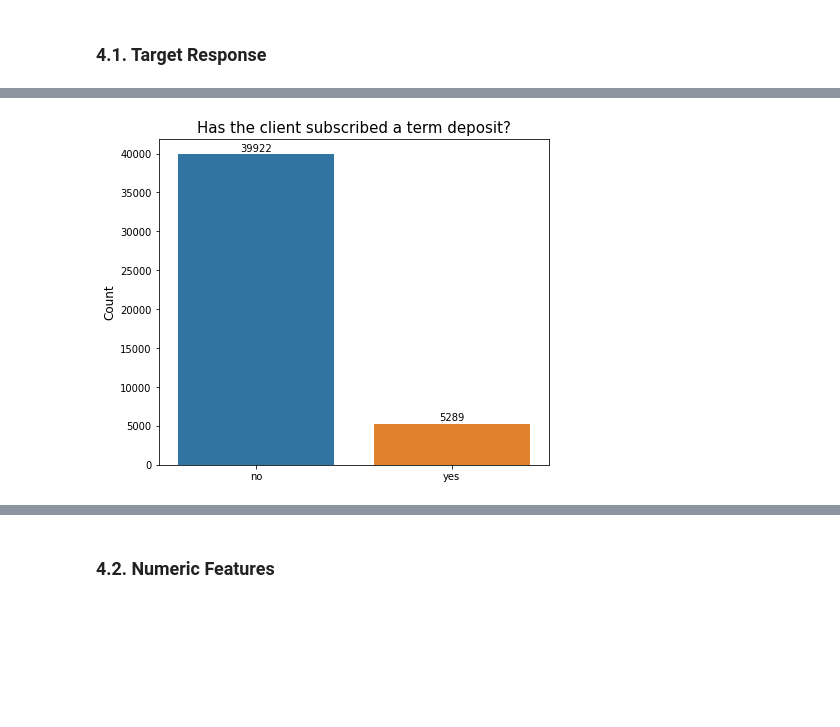
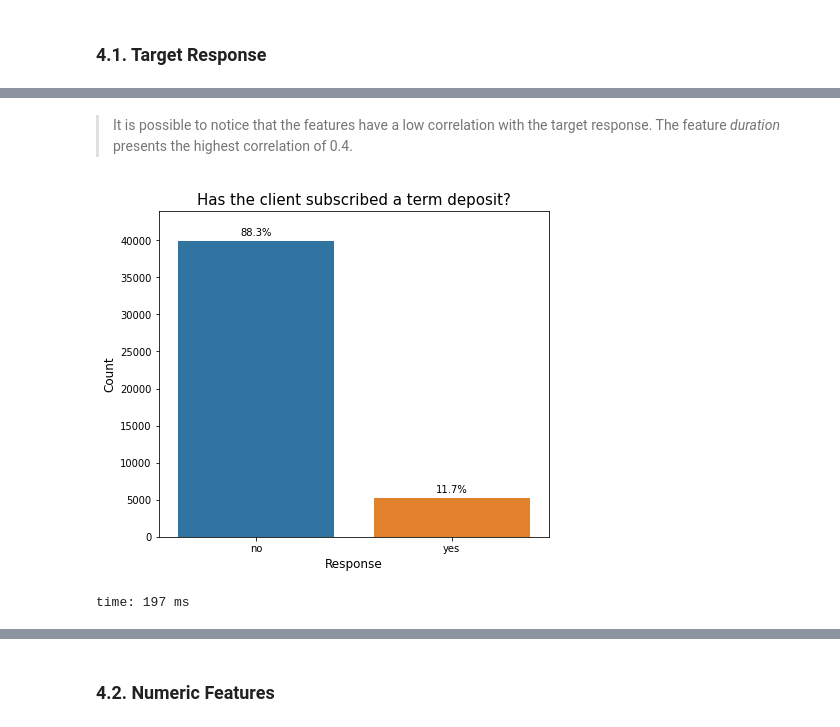
Before and after one commit to vitorlavor/Project2, a Jupyter notebook: ProjectBankMarketing.ipynb, the cells around one changed output, grey strips where cells are left out. Drawn from its saved outputs; the diff is of its cells as text; code cells hidden in the pictures; blank space fills up the shorter version.

```diff
--- a/ProjectBankMarketing.ipynb
+++ b/ProjectBankMarketing.ipynb
@@ -351,2 +248,6 @@ No outliers for duration
 # %% [markdown]
 ## 4.0. Feature Analysis
+# %%
+# Create a copy to work with in analysis
+
+data_analysis = dataset.copy(deep = True)
@@ -353,2 +256,21 @@ No outliers for duration
 # %% [markdown]
 ### 4.1. Target Response
+# %%
+# Correlation plot
+
+# Transforming the target response to 0 and 1
+
+data_analysis['deposit_bin'] = (data_analysis['deposit'] == 'yes').astype(int)
+
+# Transforming month from string to integer
+
+months_dict = {'jan': 1, 'feb': 2, 'mar': 3, 'apr': 4, 'may': 5, 'jun': 6, 'jul': 7, 'aug': 8, 'sep': 9,
+               'oct': 10, 'nov': 11, 'dec': 12}
+data_analysis['month'] = data_analysis['month'].map(months_dict)
+
+# Plotting the correlation with deposit
+
+data_analysis.drop(columns = ['deposit_bin', 'deposit', 'job', 'marital', 'day', 'education', 'contact', 'poutcome']).corrwith(data_analysis['deposit_bin']).plot.bar(figsize=(14,6),
+              title = 'Correlation with Response variable',
+              fontsize = 12, rot = 45,
+              grid = True)
@@ -355,15 +281,17 @@ No outliers for duration
+# %% [markdown]
+> It is possible to notice that the features have a low correlation with the target response. The feature *duration* presents the highest correlation of 0.4.
 # %%
 plt.figure(figsize = (7, 6))
 
-ax = sns.countplot(x = dataset['deposit'])
+ax = sns.countplot(x = data_analysis['deposit'])
 
 for p in ax.patches:
-  ax.annotate(format(p.get_height(), ''), (p.get_x() + p.get_width() / 2., p.get_height()), ha = 'center', va = 'center', xytext = (0, 6), textcoords = 'offset points')
+  ax.annotate(format(str((p.get_height()/len(data_analysis)*100).round(2)) + '%', ''), (p.get_x() + p.get_width() / 2., p.get_height()), ha = 'center', va = 'center', xytext = (0, 8), textcoords = 'offset points')
 
 ax = plt.title('Has the client subscribed a term deposit?', fontsize = 15)
-ax = plt.xlabel("", fontsize = 12)
+ax = plt.xlabel("Response", fontsize = 12)
 ax = plt.ylabel("Count", fontsize = 12)
-
-plt.show()
+ax = plt.ylim(0, 44000)
 # %% [output]
-[figure, old version]
+[figure, new version]
+time: 197 ms
```
Also changed, not shown: parts of 202 cells of this notebook.
